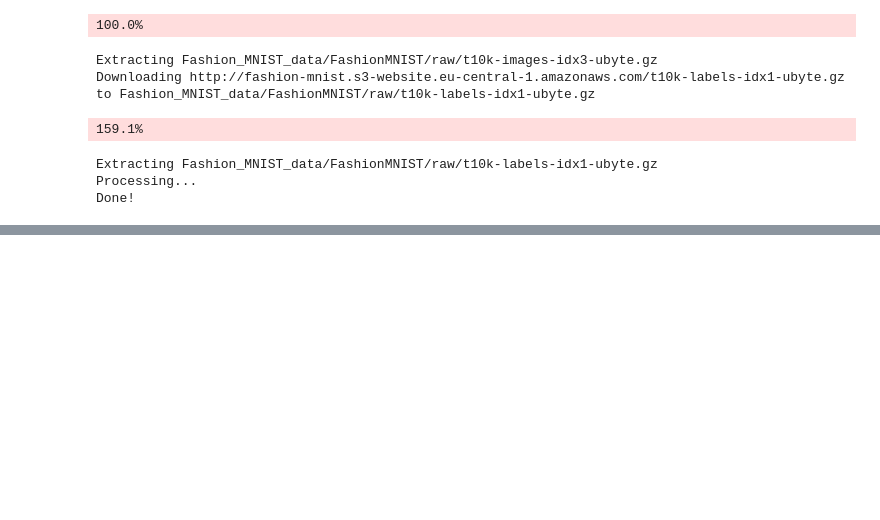
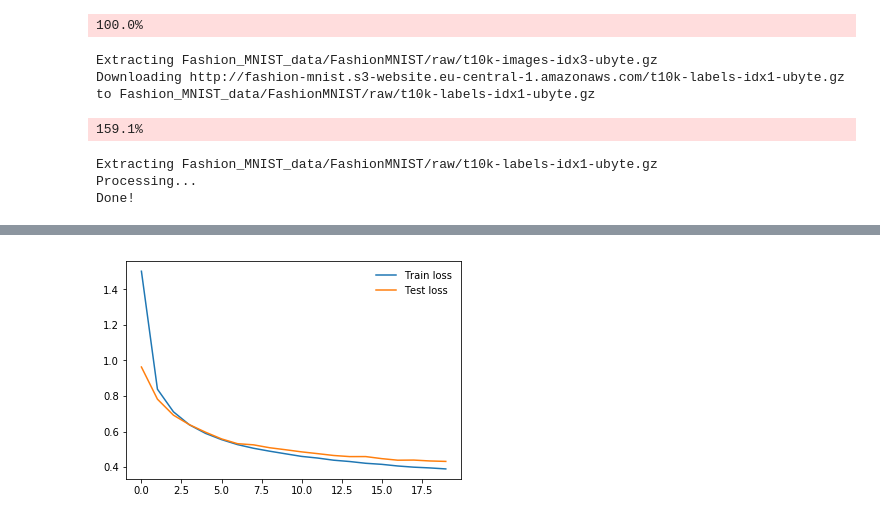
Before and after one commit to IBBD/IBBD.github.io, a Jupyter notebook: pytorch/pytorch-fashion-mnist.ipynb, the cells around one changed output, grey strips where cells are left out. Cells and saved outputs as stored; diff of their text form; code cells hidden in the pictures; blank space fills up the shorter version.

```diff
--- a/pytorch/pytorch-fashion-mnist.ipynb
+++ b/pytorch/pytorch-fashion-mnist.ipynb
@@ -140,0 +150,12 @@ tensor(6)
+# %%
+model = Network()
+losses = model.train(trainloader, testloader, epochs=20)
+plt.plot(losses['train'], label="Train loss")
+plt.plot(losses['test'], label="Test loss")
+plt.legend(frameon=False)
+
+images, labels = next(iter(testloader))
+for i in range(8):
+    ps = model.predict(images[i])
+    print(labels[i])
+# %% [output]
@@ -140,0 +179 @@ tensor(6)
+[figure, added]
```
Also changed, not shown: parts of 4 cells of this notebook.
